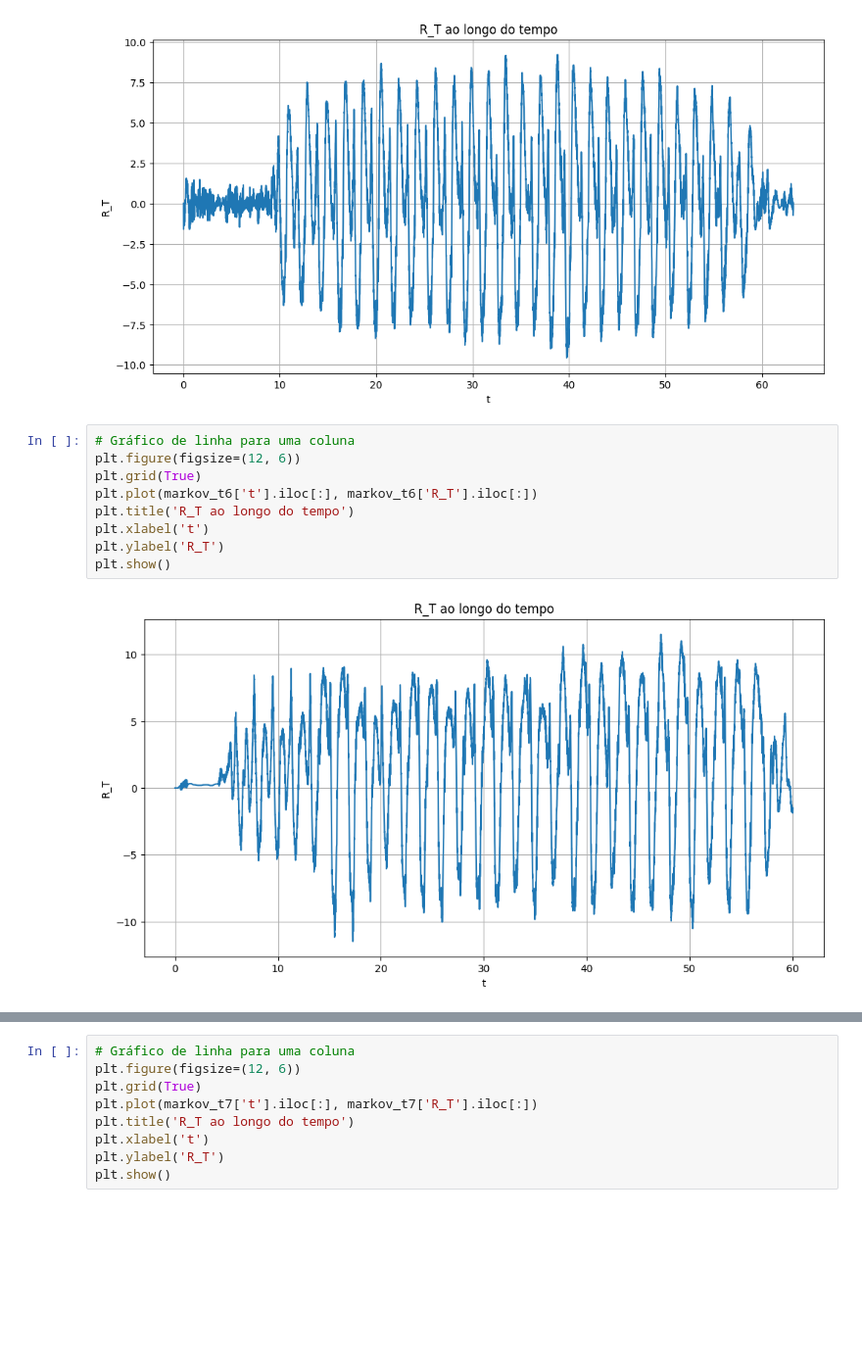
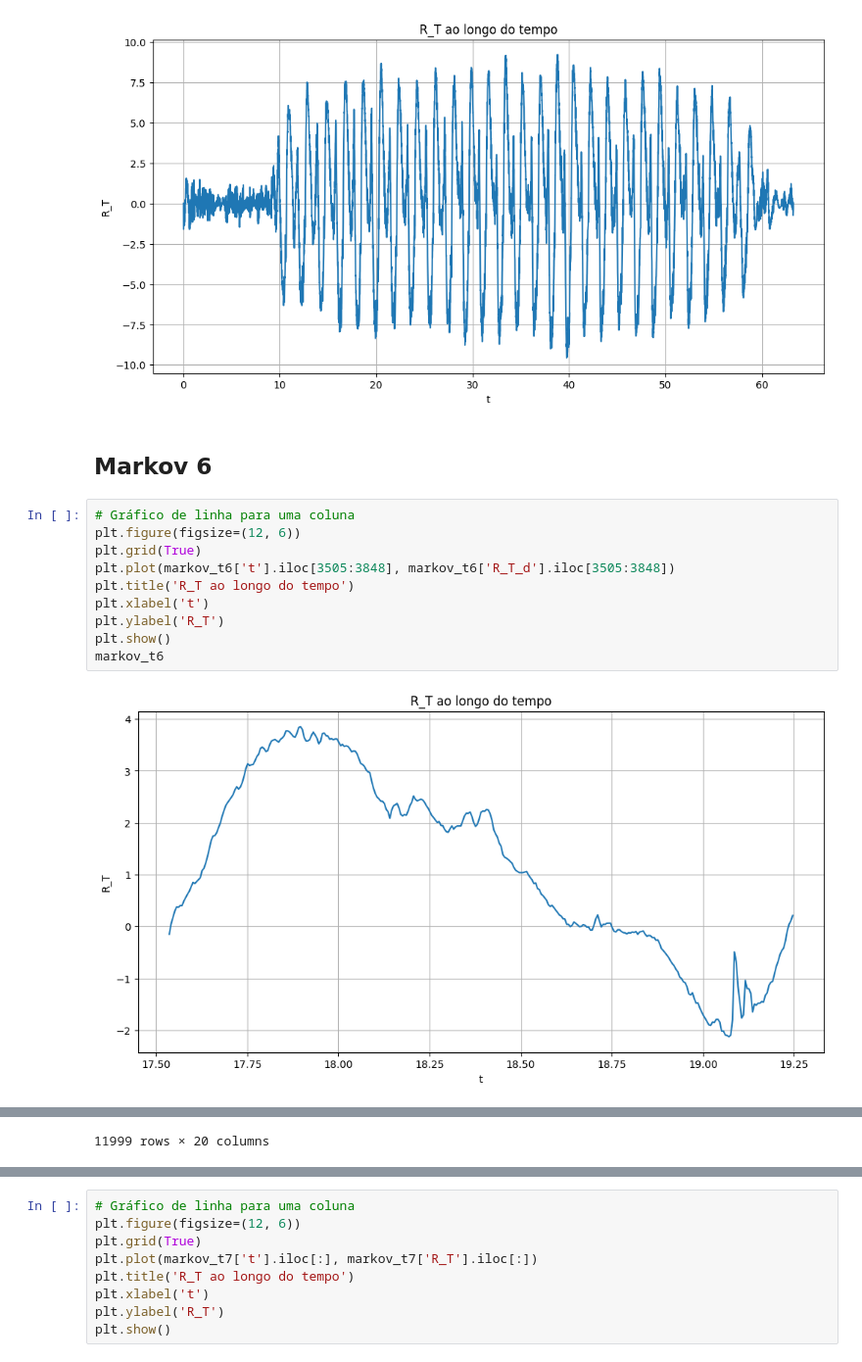
Before and after one commit to EricRibeiroAlves/Interacao-Humano-Robo, a Jupyter notebook: Codigo/[AP_T]_Eric_Markovs.ipynb, the cells around one changed output, grey strips where cells are left out. Shown at 98% size. Drawn from its saved outputs; the diff is of its cells as text; blank space fills up the shorter version.

```diff
--- a/Codigo/[AP_T]_Eric_Markovs.ipynb
+++ b/Codigo/[AP_T]_Eric_Markovs.ipynb
@@ -134,14 +134,17 @@ plt.ylabel('R_T')
 plt.show()
 # %% [output]
 [figure]
+# %% [markdown]
+## Markov 6
 # %%
 # Gráfico de linha para uma coluna
 plt.figure(figsize=(12, 6))
 plt.grid(True)
-plt.plot(markov_t6['t'].iloc[:], markov_t6['R_T'].iloc[:])
+plt.plot(markov_t6['t'].iloc[3505:3848], markov_t6['R_T_d'].iloc[3505:3848])
 plt.title('R_T ao longo do tempo')
 plt.xlabel('t')
 plt.ylabel('R_T')
 plt.show()
+markov_t6
 # %% [output]
-[figure, old version]
+[figure, new version]
@@ -147,0 +163 @@ plt.show()
+11999 rows × 20 columns
```
Also changed, not shown: parts of 7 cells of this notebook.
